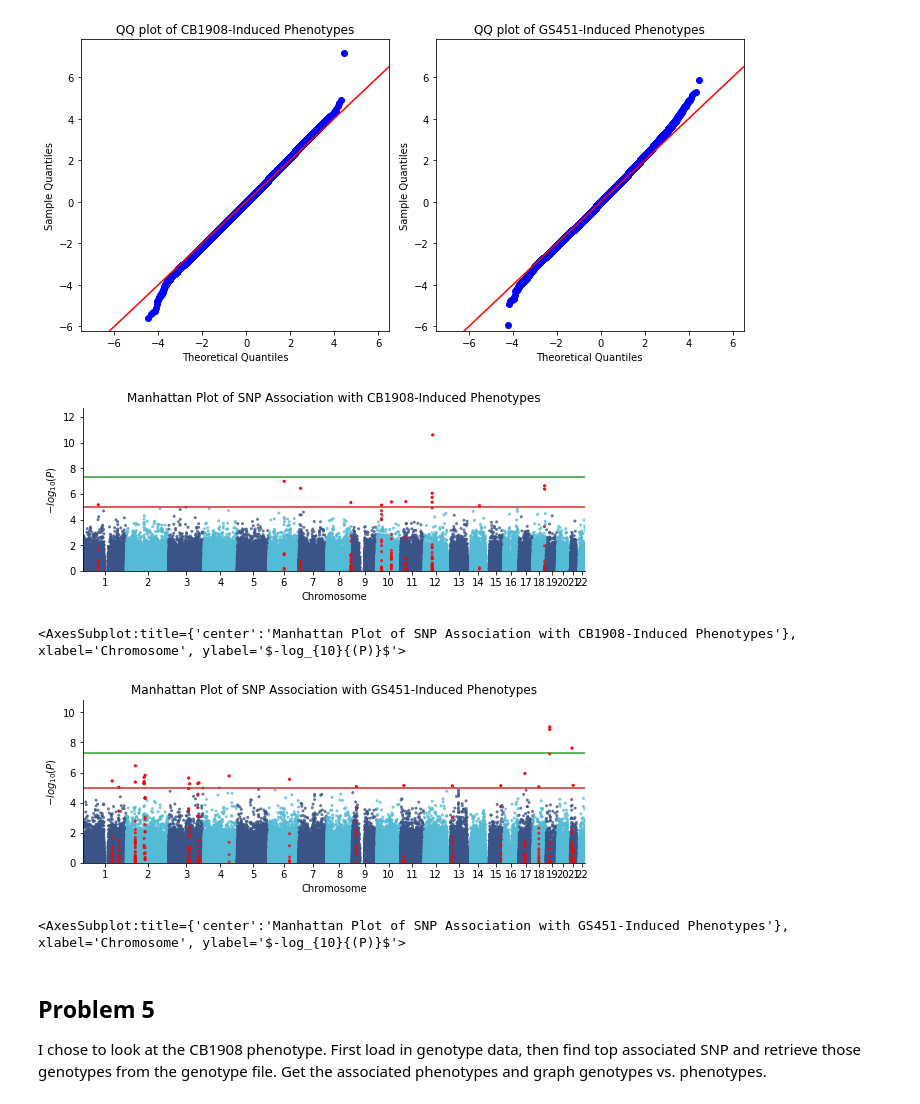
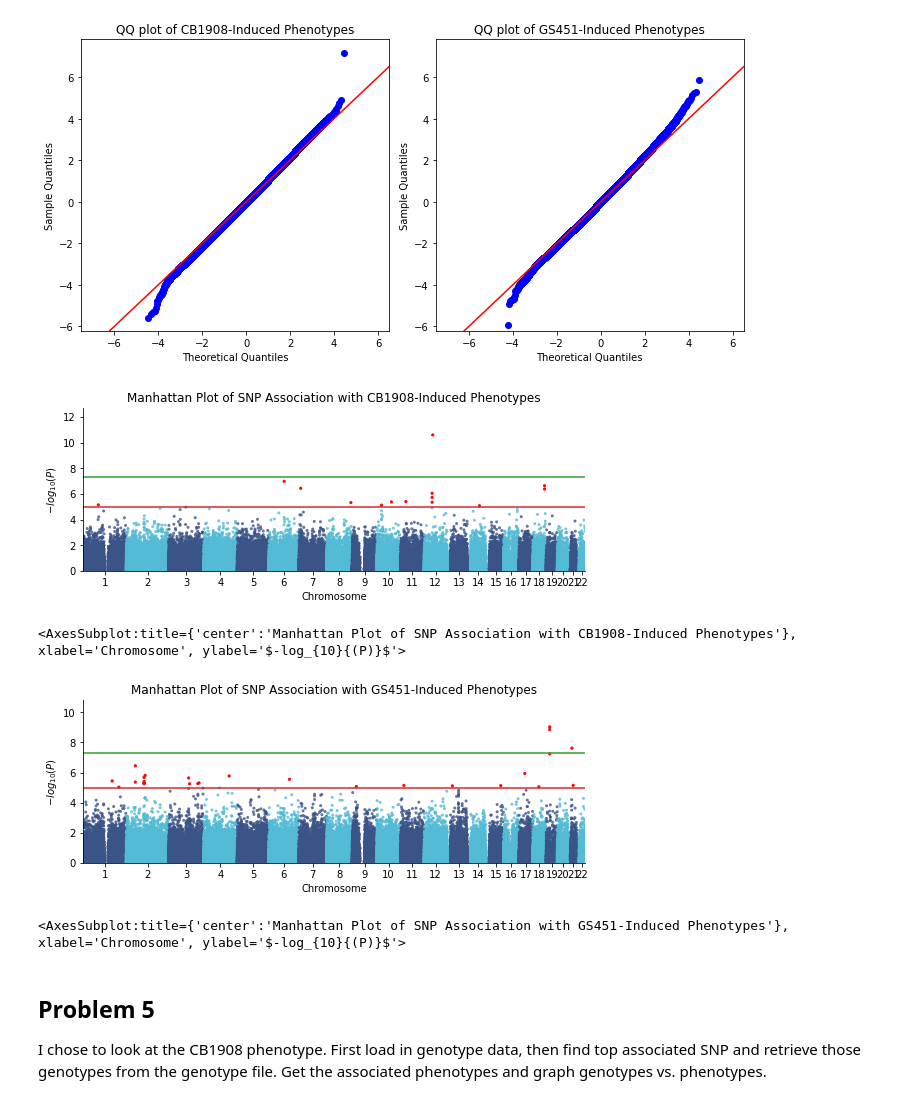
Before and after one commit to bdavi119/qbb2021-answers, a Jupyter notebook: 03-week-hw/GWAS.ipynb, the cells around one changed output. Drawn from its saved outputs; the diff is of its cells as text; code cells hidden in the pictures.

```diff
--- a/03-week-hw/GWAS.ipynb
+++ b/03-week-hw/GWAS.ipynb
@@ -117,19 +117,19 @@ plt.show()
 [figure]
 # %%
 manhattanplot(cb_assoc, chrom='CHR', pos='BP',
-              pv='P', snp='SNP', sign_marker_p=1e-5,# ax=ax,
+              pv='P', snp='SNP', sign_marker_p=1e-5, ld_block_size=0,
               title='Manhattan Plot of SNP Association with CB1908-Induced Phenotypes',
               figname='graphs/CB1908_manhattan.jpg', is_show=True)
 # %% [output]
-[figure, old version]
+[figure, new version]
 <AxesSubplot:title={'center':'Manhattan Plot of SNP Association with CB1908-Induced Phenotypes'}, xlabel='Chromosome', ylabel='$-log_{10}{(P)}$'>
 # %%
 manhattanplot(gs_assoc, chrom='CHR', pos='BP',
-              pv='P', snp='SNP', sign_marker_p=1e-5,
+              pv='P', snp='SNP', sign_marker_p=1e-5, ld_block_size=0,
               title='Manhattan Plot of SNP Association with GS451-Induced Phenotypes',
               figname='graphs/GS451_manhattan.jpg', is_show=True)
 # %% [output]
-[figure, old version]
+[figure, new version]
 <AxesSubplot:title={'center':'Manhattan Plot of SNP Association with GS451-Induced Phenotypes'}, xlabel='Chromosome', ylabel='$-log_{10}{(P)}$'>
 # %% [markdown]
 ## Problem 5
```
Also changed, not shown: parts of 1 cell of this notebook, 1 other file.
